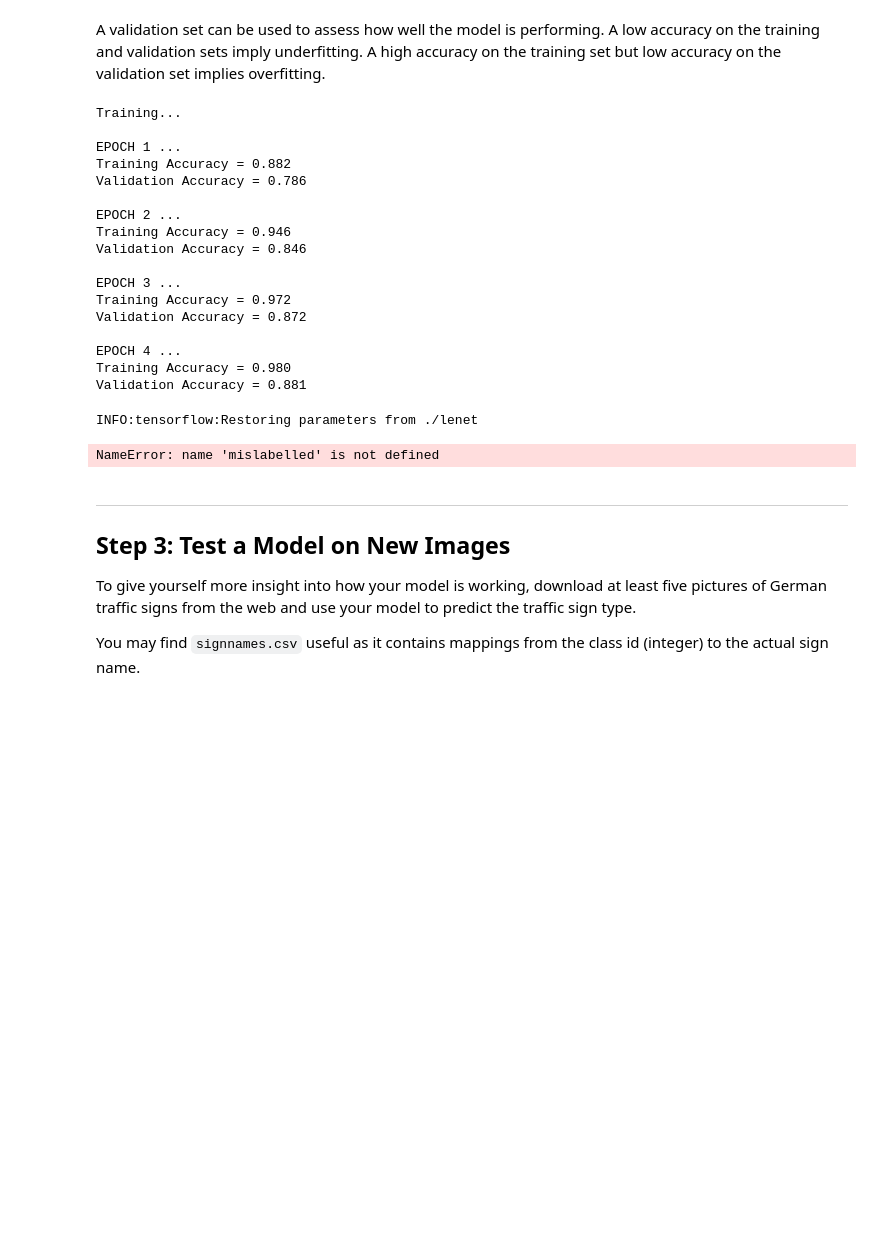
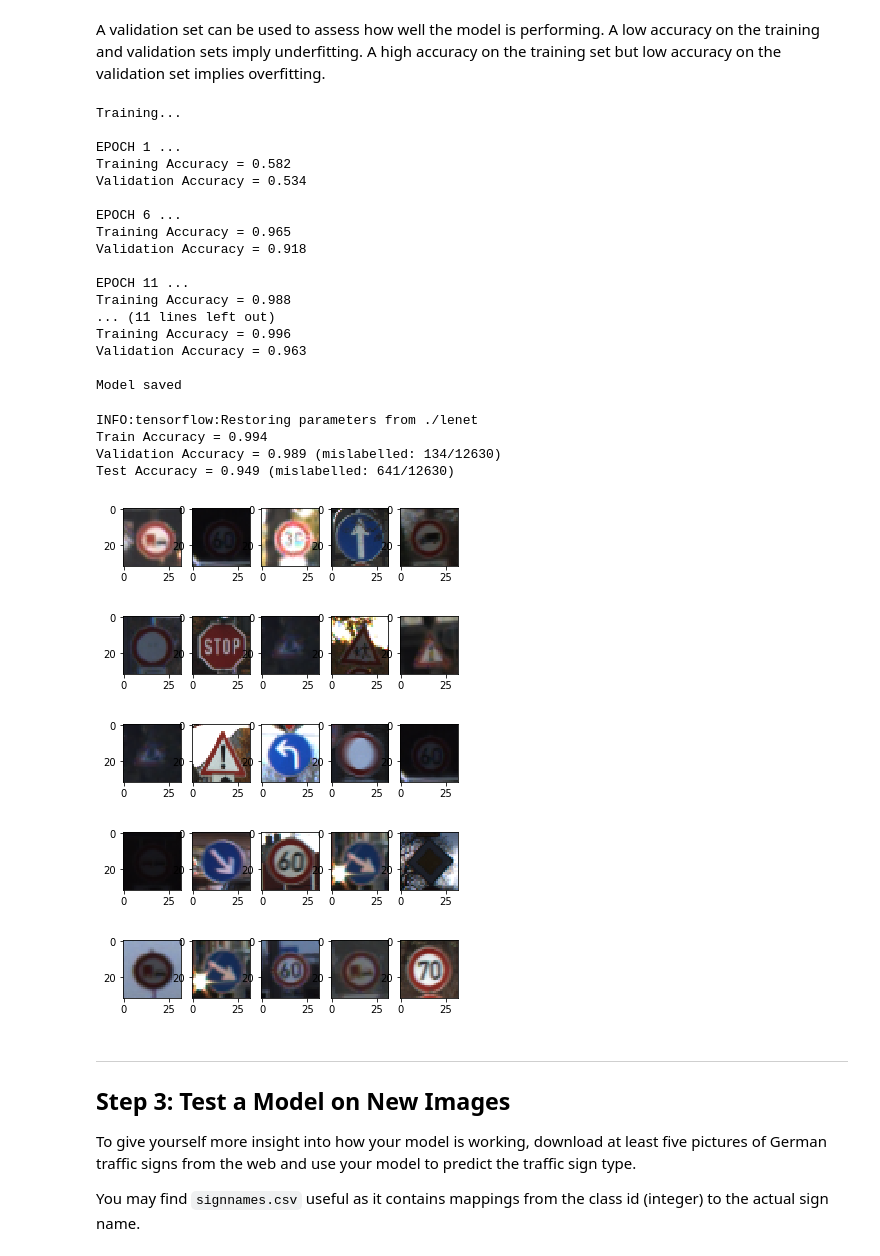
Before and after one commit to settinghead/CarND-Traffic-Sign-Classifier-P2, a Jupyter notebook: Traffic_Sign_Classifier.ipynb, the cells around one changed output. Saved outputs shown, nothing was run; the diff lists cells and outputs as text; code cells hidden in the pictures; blank space fills up the shorter version.

```diff
--- a/Traffic_Sign_Classifier.ipynb
+++ b/Traffic_Sign_Classifier.ipynb
@@ -210,7 +210,7 @@ def LeNet(x, keep_prob):
     # TODO: Activation.
 
     fc1_A = tf.nn.relu(fc1_Z, name='fc1_A')
-    fc1_A = tf.layers.dropout(fc1_A, keep_prob)
+    fc1_A = tf.nn.dropout(fc1_A, keep_prob)
 
     # TODO: Layer 4: Fully Connected. Input = 120. Output = 84.
 
@@ -221,7 +221,7 @@ def LeNet(x, keep_prob):
     # TODO: Activation.
 
     fc2_A = tf.nn.relu(fc2_Z, name='fc2_A')
-    fc2_A = tf.layers.dropout(fc2_A, keep_prob)
+    fc2_A = tf.nn.dropout(fc2_A, keep_prob)
 
     # TODO: Layer 5: Fully Connected. Input = 84. Output = 10.
 
@@ -272,8 +272,8 @@ def evaluate(X_data, y_data):
         total_accuracy += (accuracy * len(batch_x))
     return total_accuracy / num_examples
 # %%
-EPOCHS = 100
-BATCH_SIZE = 256
+EPOCHS = 30
+BATCH_SIZE = 128
 # %%
 with tf.Session() as sess:
     train_writer = tf.summary.FileWriter('./logs/train', sess.graph)
@@ -287,11 +287,11 @@ with tf.Session() as sess:
         for offset in range(0, num_examples, BATCH_SIZE):
             end = offset + BATCH_SIZE
             batch_x, batch_y = X_train[offset:end], y_train[offset:end]
-            sess.run(training_operation, feed_dict={x: batch_x, y: batch_y, keep_prob: 0.45})
+            sess.run(training_operation, feed_dict={x: batch_x, y: batch_y, keep_prob: 0.35})
 
         validation_accuracy = evaluate(X_valid, y_valid)
         training_accuracy = evaluate(X_train, y_train)
-        if(i % 1 == 0):
+        if(i % 5 == 0):
             print("EPOCH {} ...".format(i+1))
             print("Training Accuracy = {:.3f}".format(training_accuracy))
             print("Validation Accuracy = {:.3f}".format(validation_accuracy))
@@ -303,22 +303,22 @@ with tf.Session() as sess:
 Training...
 
 EPOCH 1 ...
-Training Accuracy = 0.882
-Validation Accuracy = 0.786
+Training Accuracy = 0.582
+Validation Accuracy = 0.534
 
-EPOCH 2 ...
-Training Accuracy = 0.946
-Validation Accuracy = 0.846
+EPOCH 6 ...
+Training Accuracy = 0.965
+Validation Accuracy = 0.918
 
-EPOCH 3 ...
-Training Accuracy = 0.972
-Validation Accuracy = 0.872
+EPOCH 11 ...
+Training Accuracy = 0.988
+... (11 lines left out)
+Training Accuracy = 0.996
+Validation Accuracy = 0.963
 
-EPOCH 4 ...
-Training Accuracy = 0.980
-Validation Accuracy = 0.881
+Model saved
 # %%
-def mislableled(X_data, y_data):
+def mislabelled(X_data, y_data):
     sess = tf.get_default_session()
     mislabelled = []
     for offset in range(0, num_examples, BATCH_SIZE):
@@ -339,24 +339,31 @@ def show_some(images, labels):
 # %%
 with tf.Session() as sess:
     saver.restore(sess, tf.train.latest_checkpoint('.'))
 
     train_mislabelled = mislabelled(X_train, y_train)
     train_accuracy = 1 - len(train_mislabelled) / len(X_test)
     print("Train Accuracy = {:.3f}".format(train_accuracy))
 
-    valid_mislabelled = mislableled(X_valid, y_valid)
+    valid_mislabelled = mislabelled(X_valid, y_valid)
     valid_accuracy = 1 - len(valid_mislabelled) / len(X_test)
     print("Validation Accuracy = {:.3f} (mislabelled: {:d}/{:d})".format(
-        test_accuracy, len(valid_mislabelled), len(X_test)))
+        valid_accuracy, len(valid_mislabelled), len(X_test)))
 
-    test_mislabelled = mislableled(X_test, y_test)
+    test_mislabelled = mislabelled(X_test, y_test)
     test_accuracy = 1 - len(test_mislabelled) / len(X_test)
     print("Test Accuracy = {:.3f} (mislabelled: {:d}/{:d})".format(
         test_accuracy, len(test_mislabelled), len(X_test)))
     show_some(_X_test[test_mislabelled], y_test[test_mislabelled])
 # %% [output]
 INFO:tensorflow:Restoring parameters from ./lenet
+Train Accuracy = 0.994
+Validation Accuracy = 0.989 (mislabelled: 134/12630)
+Test Accuracy = 0.949 (mislabelled: 641/12630)
-NameError: name 'mislabelled' is not defined
+[figure, added]
+[figure, added]
+[figure, added]
+[figure, added]
+[figure, added]
 # %% [markdown]
 ---
 
```
